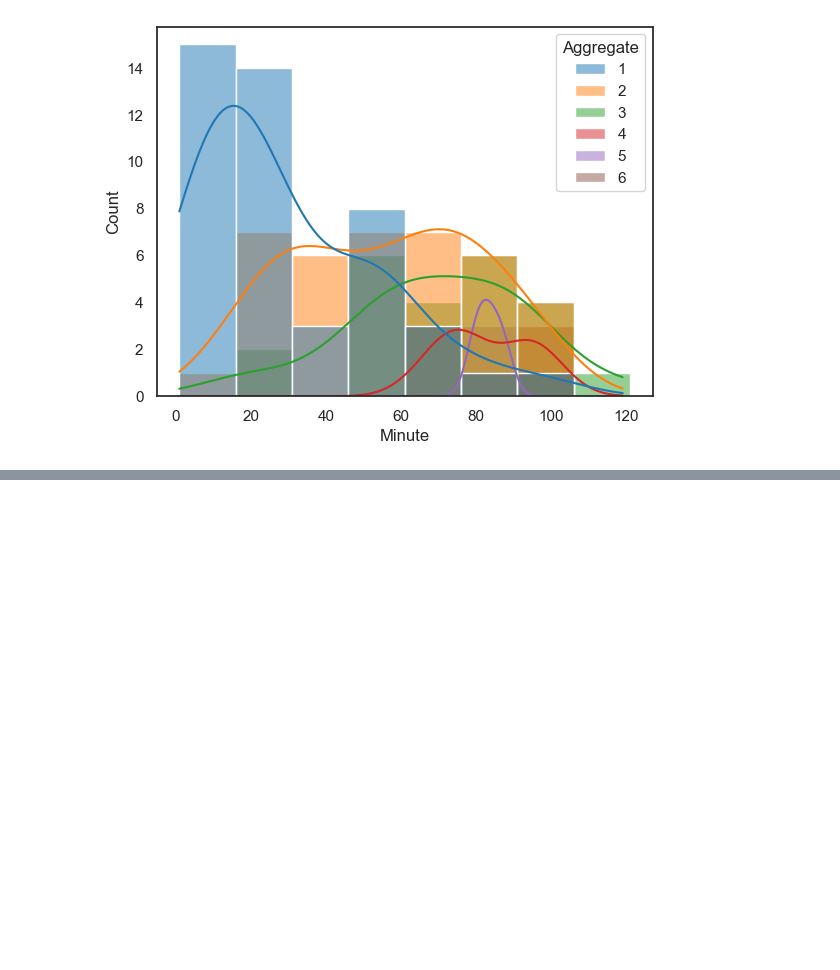
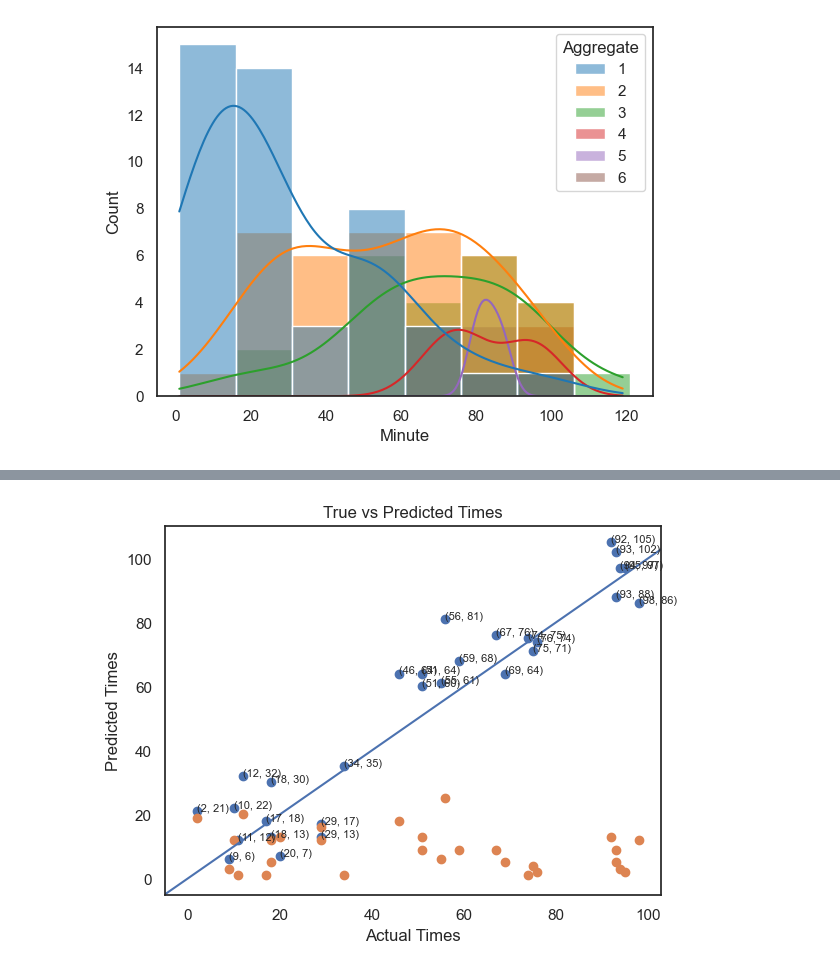
Before and after one commit to abigwind/Example-Work, a Jupyter notebook: Euros/Euros2024.ipynb, the cells around one changed output, grey strips where cells are left out. Cells and saved outputs as stored; diff of their text form; code cells hidden in the pictures; blank space fills up the shorter version.

```diff
--- a/Euros/Euros2024.ipynb
+++ b/Euros/Euros2024.ipynb
@@ -236,0 +312,4 @@ IndexError: index 5 is out of bounds for axis 0 with size 5
+# %%
+y_pred=eu.predict(X_test)
+# %%
+predictions = [round(value) for value in y_pred]
@@ -236,0 +365,13 @@ IndexError: index 5 is out of bounds for axis 0 with size 5
+# %%
+plt.scatter(x=y_test, y=predictions)
+plt.scatter(x=y_test, y=abs(y_test-predictions))
+plt.xlabel('Actual Times')
+plt.ylabel('Predicted Times')
+plt.title('True vs Predicted Times')
+plt.axline((0, 0), slope=1)
+
+for x,y in zip(y_test, predictions):
+     plt.text(x, y, f"({x}, {y})", fontsize=8)
+plt.show()
+# %% [output]
+[figure, added]
```
Also changed, not shown: parts of 31 cells of this notebook.
